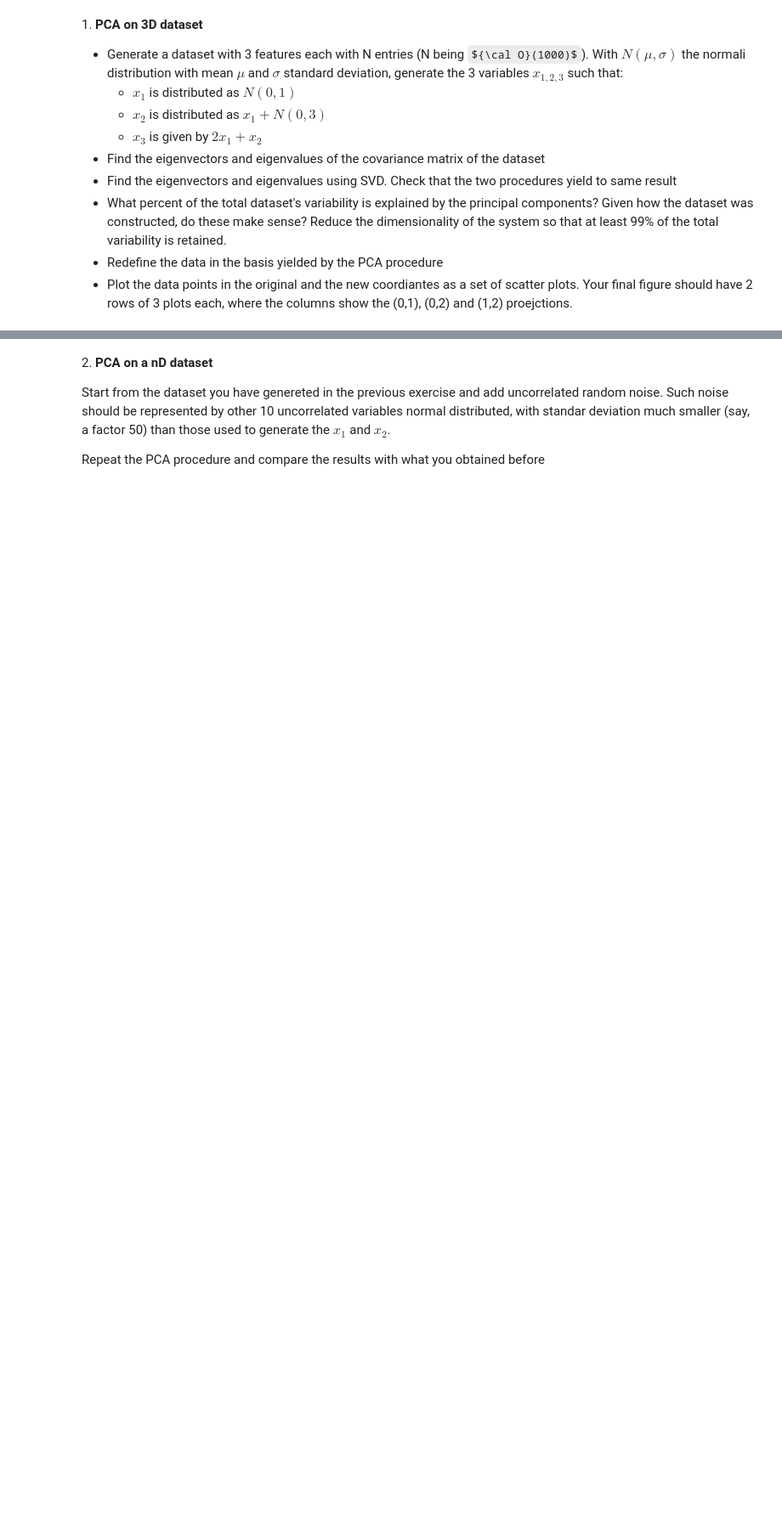
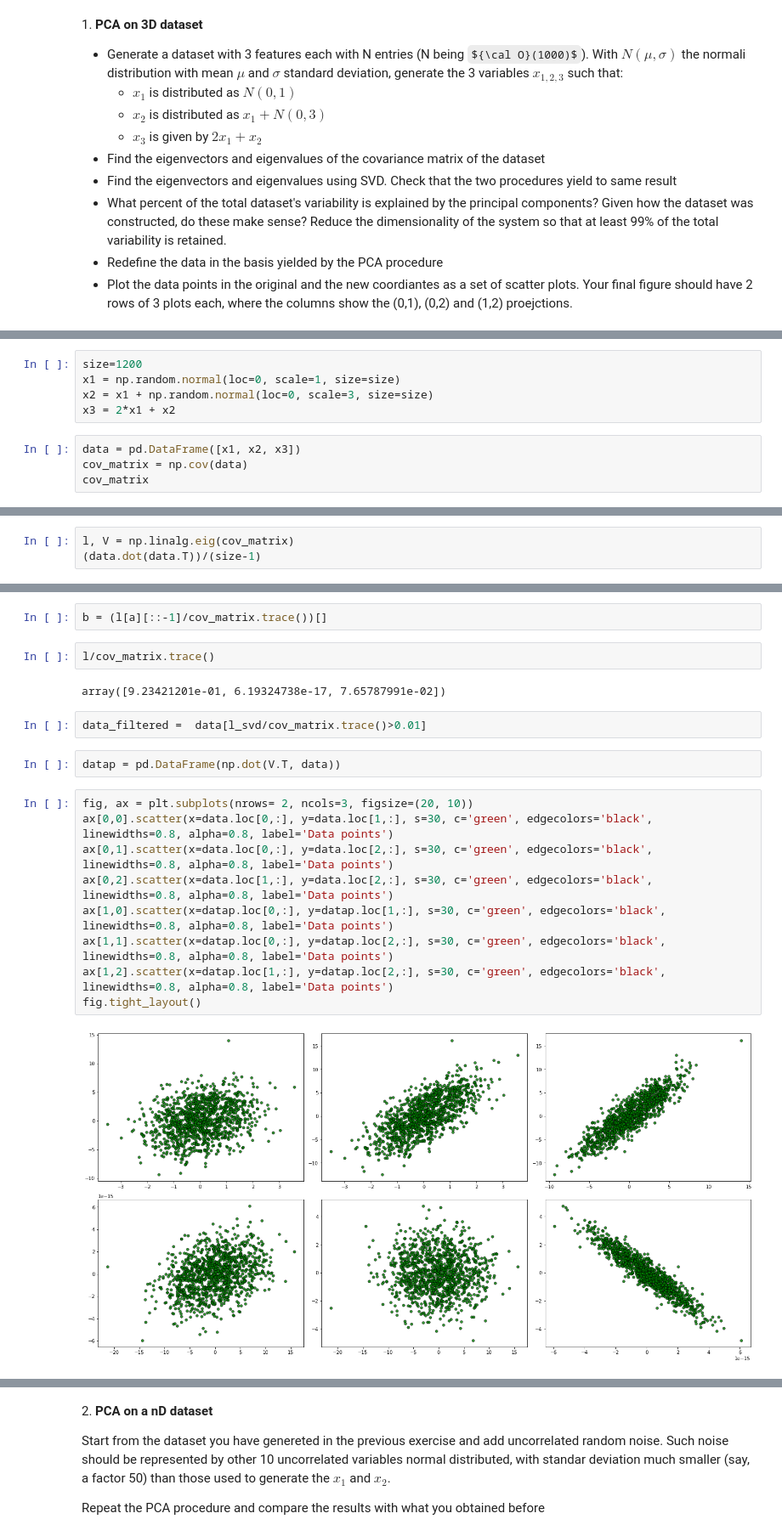
Before and after one commit to tommasoamico/LaboratoryOfComputationalPhysics_Y4, a Jupyter notebook: 07ex_LinearAlgebra.ipynb, the cells around one changed output, grey strips where cells are left out. Shown at 85% size. Drawn from its saved outputs; the diff is of its cells as text; some formulas as TeX source; blank space fills up the shorter version.

```diff
--- a/07ex_LinearAlgebra.ipynb
+++ b/07ex_LinearAlgebra.ipynb
@@ -12,0 +21,9 @@
+# %%
+size=1200
+x1 = np.random.normal(loc=0, scale=1, size=size)
+x2 = x1 + np.random.normal(loc=0, scale=3, size=size)
+x3 = 2*x1 + x2
+# %%
+data = pd.DataFrame([x1, x2, x3])
+cov_matrix = np.cov(data)
+cov_matrix
@@ -12,0 +34,3 @@
+# %%
+l, V = np.linalg.eig(cov_matrix)
+(data.dot(data.T))/(size-1)
@@ -12,0 +134,21 @@
+# %%
+b = (l[a][::-1]/cov_matrix.trace())[]
+# %%
+l/cov_matrix.trace()
+# %% [output]
+array([9.23421201e-01, 6.19324738e-17, 7.65787991e-02])
+# %%
+data_filtered =  data[l_svd/cov_matrix.trace()>0.01]
+# %%
+datap = pd.DataFrame(np.dot(V.T, data))
+# %%
+fig, ax = plt.subplots(nrows= 2, ncols=3, figsize=(20, 10))
+ax[0,0].scatter(x=data.loc[0,:], y=data.loc[1,:], s=30, c='green', edgecolors='black', linewidths=0.8, alpha=0.8, label='Data points')
+ax[0,1].scatter(x=data.loc[0,:], y=data.loc[2,:], s=30, c='green', edgecolors='black', linewidths=0.8, alpha=0.8, label='Data points')
+ax[0,2].scatter(x=data.loc[1,:], y=data.loc[2,:], s=30, c='green', edgecolors='black', linewidths=0.8, alpha=0.8, label='Data points')
+ax[1,0].scatter(x=datap.loc[0,:], y=datap.loc[1,:], s=30, c='green', edgecolors='black', linewidths=0.8, alpha=0.8, label='Data points')
+ax[1,1].scatter(x=datap.loc[0,:], y=datap.loc[2,:], s=30, c='green', edgecolors='black', linewidths=0.8, alpha=0.8, label='Data points')
+ax[1,2].scatter(x=datap.loc[1,:], y=datap.loc[2,:], s=30, c='green', edgecolors='black', linewidths=0.8, alpha=0.8, label='Data points')
+fig.tight_layout()
+# %% [output]
+[figure, added]
```
Also changed, not shown: parts of 25 cells of this notebook, 2 other files.
